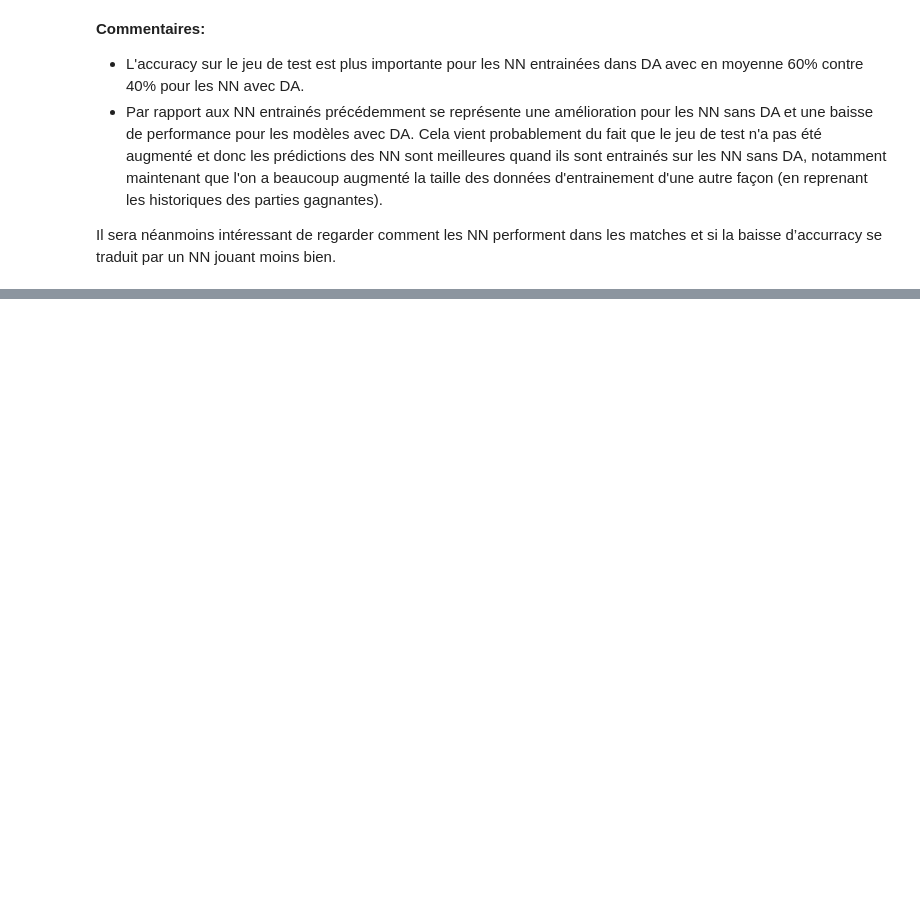
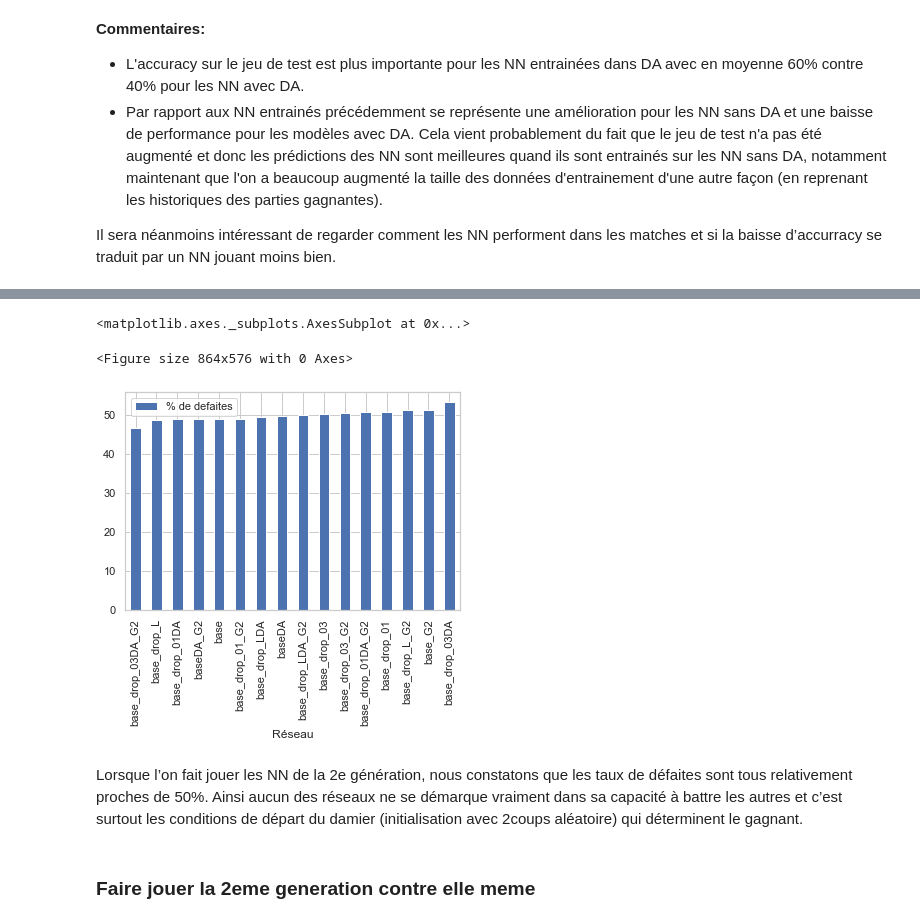
Before and after one commit to JBr000/Projet_Master_Dauphine, a Jupyter notebook: Deep Learning/Projet Deep Learning.ipynb, the cells around one changed output, grey strips where cells are left out. Drawn from its saved outputs; the diff is of its cells as text; code cells hidden in the pictures; blank space fills up the shorter version.

Commit message:
initial commit

```diff
--- a/Deep Learning/Projet Deep Learning.ipynb
+++ b/Deep Learning/Projet Deep Learning.ipynb
@@ -1793,6 +2003,6 @@ Il sera néanmoins intéressant de regarder comment les NN performent dans les m
 # %%
-#jouer avec 2 coups random au début
-n_game = 100
+#G1 VS G2
+n_game = 200
 Loser_badmove_NN_VS_NN_G1_VS_G2_randStart = []
 HistoWinner_NN_VS_NN_G1_VS_G2_randStart = []
 Histo_quel_NN_NN_VS_NN_G1_VS_G2_randStart = []
@@ -1815,6 +2025,6 @@ for m0 in np.arange(0,len(Model_list_G2)):
                     b,a = (Name_list_G2[m1]),(Name_list[m0])
                     x,y = NN_VS_NN(damier, player, Model_list_G2[m1] , Model_list[m0],b,a)
                 Loser_badmove_NN_VS_NN_G1_VS_G2_randStart.append(x)
-                HistoWinner_NN_VS_NN_randStart.append(y)
-                HistoWinner_NN_VS_NN_G1_VS_G2_randStart.append((a,b,x[0]))
+                HistoWinner_NN_VS_NN_G1_VS_G2_randStart.append(y)
+                Histo_quel_NN_NN_VS_NN_G1_VS_G2_randStart.append((a,b,x[0]))
     print(m0, "/",len(Model_list)-1)
@@ -2134,0 +2040,14 @@ print("In Random Domineering, Player 1 loses (%) : ", losers_ran.count(1)/100)
+# %%
+H03 = pd.DataFrame(np.array(Histo_quel_NN_NN_VS_NN_G1_VS_G2_randStart)[:,2] , columns = ["Réseau"])
+plt.figure(figsize=(12,8))
+H03["% de defaites"] = 1
+df_defaite_G1 = 100*pd.pivot_table(H03, index = ["Réseau"], values = ["% de defaites"], aggfunc = np.sum )/(len(Model_list)*n_game)
+df_defaite_G1.sort_values(["% de defaites"]).plot.bar()
+# %% [output]
+<matplotlib.axes._subplots.AxesSubplot at 0x...>
+<Figure size 864x576 with 0 Axes>
+[figure, added]
+# %% [markdown]
+Lorsque l’on fait jouer les NN de la 2e génération, nous constatons que les taux de défaites sont tous relativement proches de 50%. Ainsi aucun des réseaux ne se démarque vraiment dans sa capacité à battre les autres et c’est surtout les conditions de départ du damier (initialisation avec 2coups aléatoire) qui déterminent le gagnant.
+# %% [markdown]
+### Faire jouer la 2eme generation contre elle meme
```
Also changed, not shown: parts of 90 cells of this notebook.
